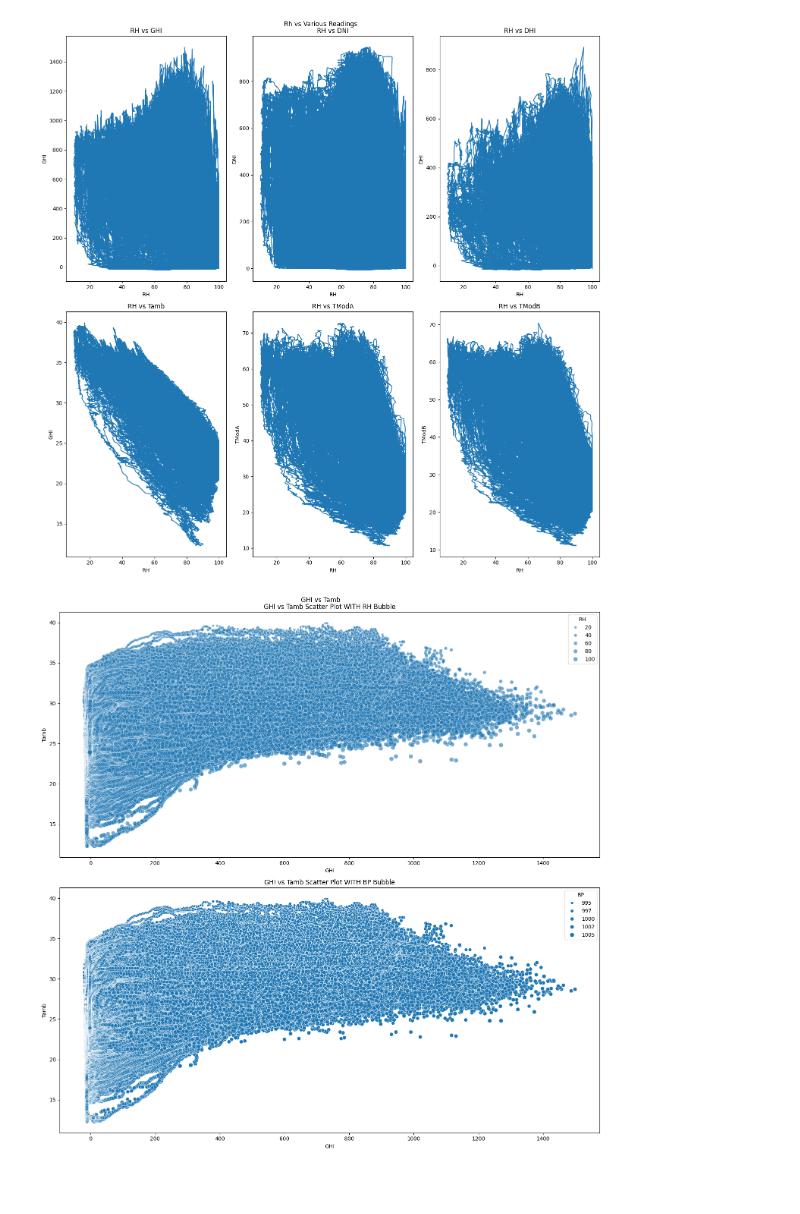
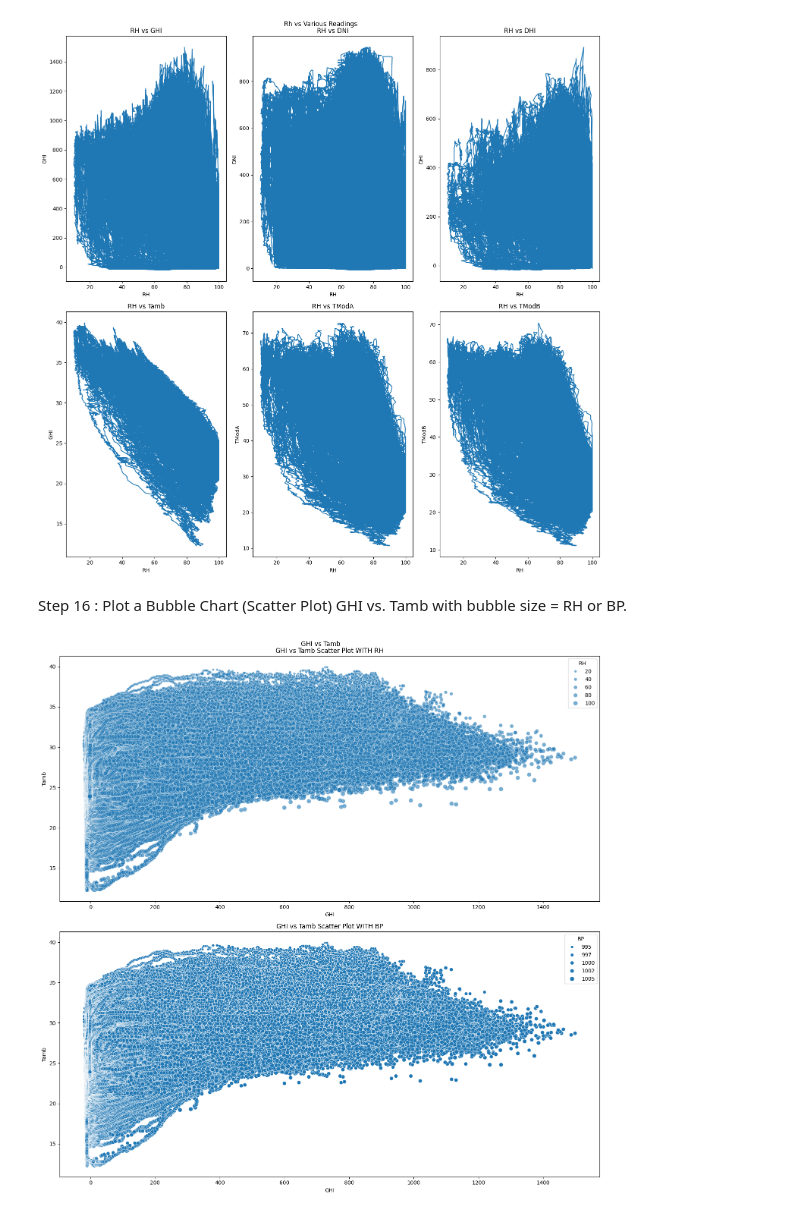
Before and after one commit to GrimVad3r/solar-challenge-week1, a Jupyter notebook: notebooks/sierraleone-eda.ipynb, the cells around one changed output. Saved outputs shown, nothing was run; the diff lists cells and outputs as text; code cells hidden in the pictures; blank space fills up the shorter version.

```diff
--- a/notebooks/sierraleone-eda.ipynb
+++ b/notebooks/sierraleone-eda.ipynb
@@ -359,22 +392,24 @@ plt.tight_layout()
 plt.show()
 # %% [output]
 [figure]
+# %% [markdown]
+Step 16 : Plot a Bubble Chart (Scatter Plot) GHI vs. Tamb with bubble size = RH or BP.
 # %%
 fig,axes=plt.subplots(nrows=2,ncols=1,figsize=(15,15))
 
 sns.scatterplot(x='GHI',y='Tamb',data=df_clean,size='RH',ax=axes[0],alpha=0.6)
 axes[0].set_xlabel('GHI')
 axes[0].set_ylabel('Tamb')
-axes[0].set_title('GHI vs Tamb Scatter Plot WITH RH Bubble')
+axes[0].set_title('GHI vs Tamb Scatter Plot WITH RH')
 
 sns.scatterplot(x='GHI',y='Tamb',data=df_clean,size='BP',ax=axes[1])
 axes[1].set_xlabel('GHI')
 axes[1].set_ylabel('Tamb')
-axes[1].set_title('GHI vs Tamb Scatter Plot WITH BP Bubble')
+axes[1].set_title('GHI vs Tamb Scatter Plot WITH BP')
 
 plt.suptitle('GHI vs Tamb')
 
 plt.tight_layout()
 plt.show()
 # %% [output]
-[figure, old version]
+[figure, new version]
```
Also changed, not shown: parts of 18 cells of this notebook.
